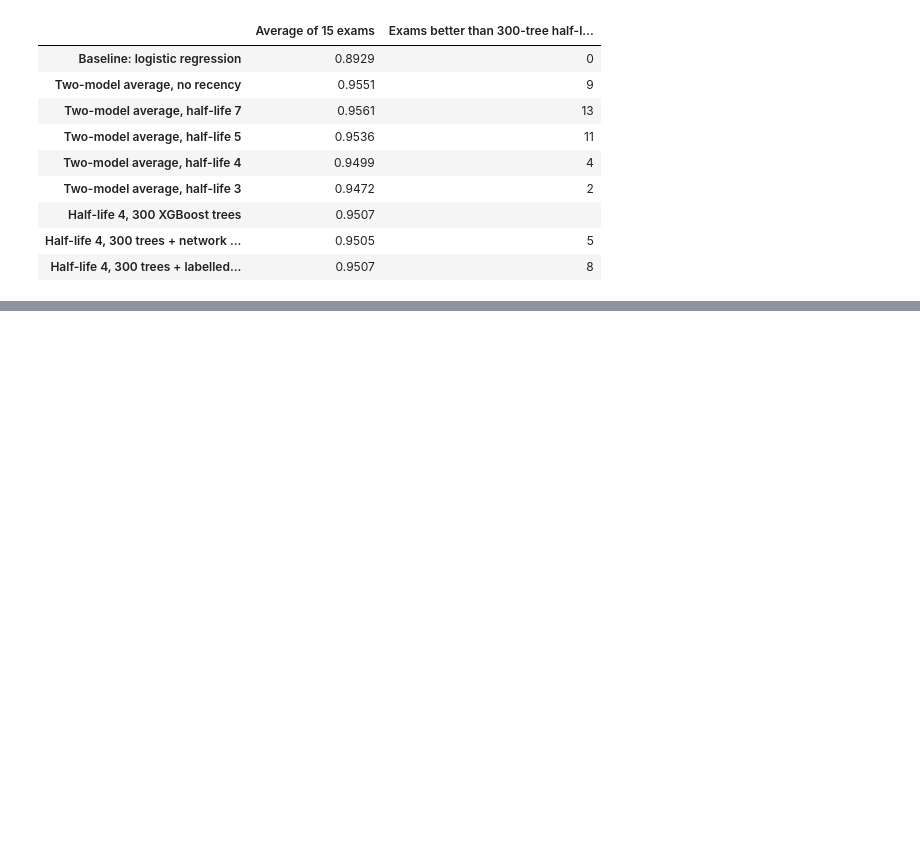
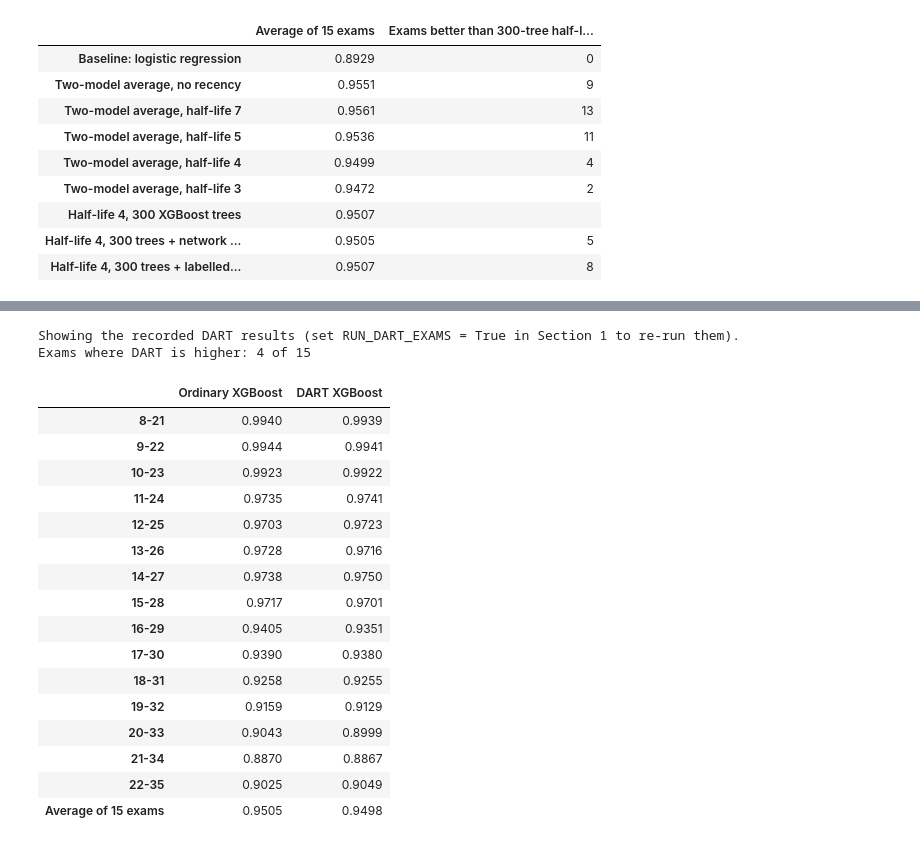
Before and after one commit to melvinloo091/bt4012-bitcoin-fraud-detection, a Jupyter notebook: e1156285.ipynb, the cells around one changed output, grey strips where cells are left out. Drawn from its saved outputs; the diff is of its cells as text; code cells hidden in the pictures; blank space fills up the shorter version.

```diff
--- a/e1156285.ipynb
+++ b/e1156285.ipynb
@@ -459,14 +471,14 @@ def practice_exams(trainer, **settings):
 start = time.time()
 recipes = {
     "Baseline: logistic regression": (train_baseline, {}),
-    "Two-model average, no recency": (train_pair, {"half_life": None, "xgb_trees": 200, "extra": None}),
-    "Two-model average, half-life 7": (train_pair, {"half_life": 7, "xgb_trees": 200, "extra": None}),
-    "Two-model average, half-life 5": (train_pair, {"half_life": 5, "xgb_trees": 200, "extra": None}),
-    "Two-model average, half-life 4": (train_pair, {"half_life": 4, "xgb_trees": 200, "extra": None}),
-    "Two-model average, half-life 3": (train_pair, {"half_life": 3, "xgb_trees": 200, "extra": None}),
-    "Half-life 4, 300 XGBoost trees": (train_pair, {"half_life": 4, "xgb_trees": 300, "extra": None}),
-    "Half-life 4, 300 trees + network counts": (train_pair, {"half_life": 4, "xgb_trees": 300, "extra": "network"}),
-    "Half-life 4, 300 trees + labelled-neighbour counts": (train_pair, {"half_life": 4, "xgb_trees": 300, "extra": "labelled"}),
+    "Two-model average, no recency": (train_pair, {"half_life": None, "xgb_trees": 200, "extra": None, "dart": False}),
+    "Two-model average, half-life 7": (train_pair, {"half_life": 7, "xgb_trees": 200, "extra": None, "dart": False}),
+    "Two-model average, half-life 5": (train_pair, {"half_life": 5, "xgb_trees": 200, "extra": None, "dart": False}),
+    "Two-model average, half-life 4": (train_pair, {"half_life": 4, "xgb_trees": 200, "extra": None, "dart": False}),
+    "Two-model average, half-life 3": (train_pair, {"half_life": 3, "xgb_trees": 200, "extra": None, "dart": False}),
+    "Half-life 4, 300 XGBoost trees": (train_pair, {"half_life": 4, "xgb_trees": 300, "extra": None, "dart": False}),
+    "Half-life 4, 300 trees + network counts": (train_pair, {"half_life": 4, "xgb_trees": 300, "extra": "network", "dart": False}),
+    "Half-life 4, 300 trees + labelled-neighbour counts": (train_pair, {"half_life": 4, "xgb_trees": 300, "extra": "labelled", "dart": False}),
 }
 exam_results = pd.DataFrame({name: practice_exams(fn, **kw) for name, (fn, kw) in recipes.items()})
 print(f"Practice exams finished in {time.time() - start:.0f} seconds")
@@ -528,3 +546,56 @@ summary
+# %%
+# Recorded ROC-AUC of the DART version on each exam (half-life 4, 300 trees, network counts, DART XGBoost + LightGBM)
+DART_RECORDED = {
+    "8-21": 0.993937,
+    "9-22": 0.994084,
+    "10-23": 0.992199,
+    "11-24": 0.974103,
+    "12-25": 0.972271,
+    "13-26": 0.971629,
+    "14-27": 0.975045,
+    "15-28": 0.970071,
+    "16-29": 0.935057,
+    "17-30": 0.937999,
+    "18-31": 0.925503,
+    "19-32": 0.91292,
+    "20-33": 0.899944,
+    "21-34": 0.886738,
+    "22-35": 0.904862,
+}
+
+plain_name = "Half-life 4, 300 trees + network counts"
+if RUN_DART_EXAMS:
+    start = time.time()
+    dart_scores = practice_exams(train_pair, half_life=4, xgb_trees=300, extra="network", dart=True)
+    print(f"DART practice exams finished in {time.time() - start:.0f} seconds")
+else:
+    dart_scores = pd.Series(DART_RECORDED)
+    print("Showing the recorded DART results (set RUN_DART_EXAMS = True in Section 1 to re-run them).")
+
+dart_check = pd.DataFrame({"Ordinary XGBoost": exam_results[plain_name], "DART XGBoost": dart_scores})
+dart_check.loc["Average of 15 exams"] = dart_check.mean()
+print("Exams where DART is higher:", int((dart_scores > exam_results[plain_name]).sum()), "of 15")
+dart_check.round(4)
+# %% [output]
+Showing the recorded DART results (set RUN_DART_EXAMS = True in Section 1 to re-run them).
+Exams where DART is higher: 4 of 15
+|  | Ordinary XGBoost | DART XGBoost |
+| 8-21 | 0.9940 | 0.9939 |
+| 9-22 | 0.9944 | 0.9941 |
+| 10-23 | 0.9923 | 0.9922 |
+| 11-24 | 0.9735 | 0.9741 |
+| 12-25 | 0.9703 | 0.9723 |
+| 13-26 | 0.9728 | 0.9716 |
+| 14-27 | 0.9738 | 0.9750 |
+| 15-28 | 0.9717 | 0.9701 |
+| 16-29 | 0.9405 | 0.9351 |
+| 17-30 | 0.9390 | 0.9380 |
+| 18-31 | 0.9258 | 0.9255 |
+| 19-32 | 0.9159 | 0.9129 |
+| 20-33 | 0.9043 | 0.8999 |
+| 21-34 | 0.8870 | 0.8867 |
+| 22-35 | 0.9025 | 0.9049 |
+| Average of 15 exams | 0.9505 | 0.9498 |
 # %% [markdown]
 **Reading the practice exams**
 
```
Also changed, not shown: parts of 17 cells of this notebook, 11 other files.
